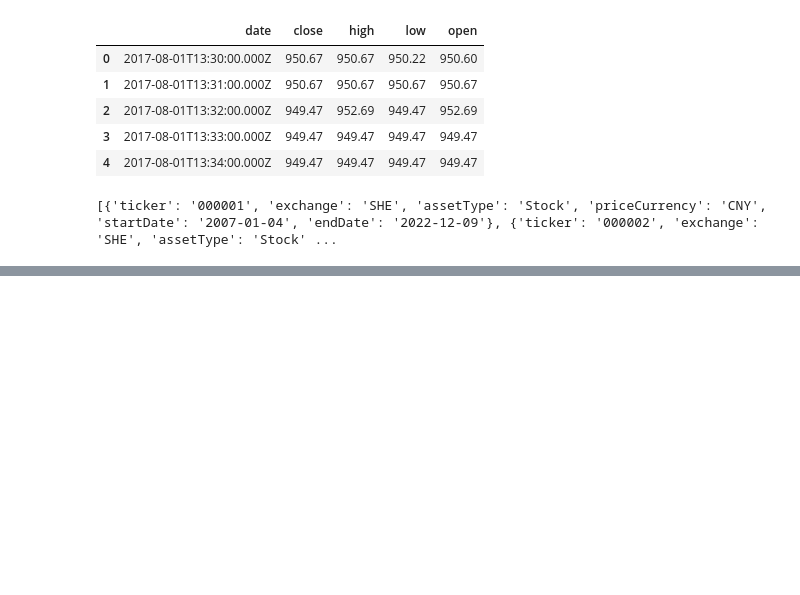
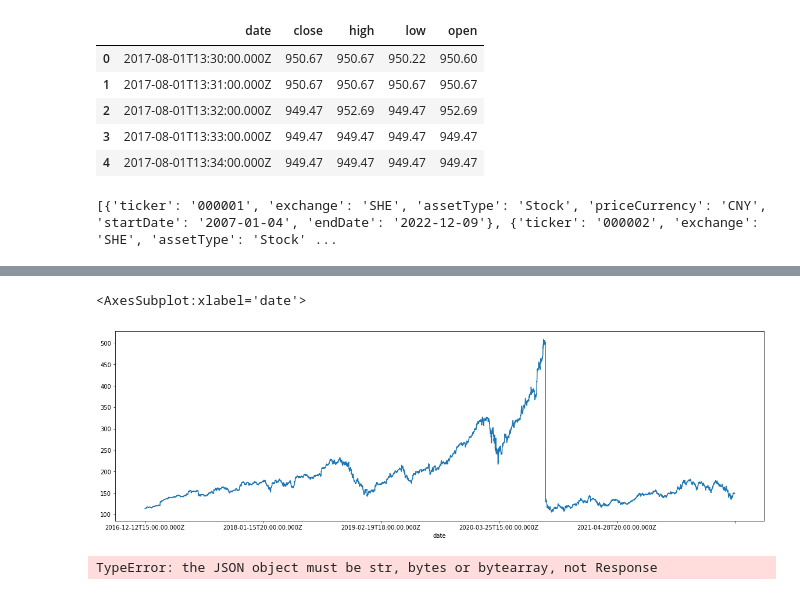
Before and after one commit to babbring/pws-bijzaken, a Jupyter notebook: api test.ipynb, the cells around one changed output, grey strips where cells are left out. Saved outputs shown, nothing was run; the diff lists cells and outputs as text; code cells hidden in the pictures; blank space fills up the shorter version.

```diff
--- a/api test.ipynb
+++ b/api test.ipynb
@@ -49,0 +56,14 @@ print(client.list_stock_tickers()[0:10])
+# %%
+config = {}
+config['session'] = True
+config['api_key'] = "635bdbd888f766a407a43a68f241602aa5b218b9"
+
+client = TiingoClient(config)
+# %%
+data = client.get_ticker_price("AAPL",
+                                    fmt='json',
+                                    startDate='2010-01-01',
+                                    endDate='2022-6-1',
+                                    frequency='1hour')
+df = pd.DataFrame(data)
+df = df.set_index('date').sort_index()
@@ -49,0 +80,5 @@ print(client.list_stock_tickers()[0:10])
+# %%
+df["close"].plot(figsize=(20,6))
+# %% [output]
+<AxesSubplot:xlabel='date'>
+[figure, added]
@@ -49,0 +95,5 @@ print(client.list_stock_tickers()[0:10])
+# %%
+data_dict = json.loads(requeestRespons)
+df = pd.DataFrame(data_dict["Time Series ()"])
+# %% [output]
+TypeError: the JSON object must be str, bytes or bytearray, not Response
```
Also changed, not shown: parts of 4 cells of this notebook, 2 other files.
